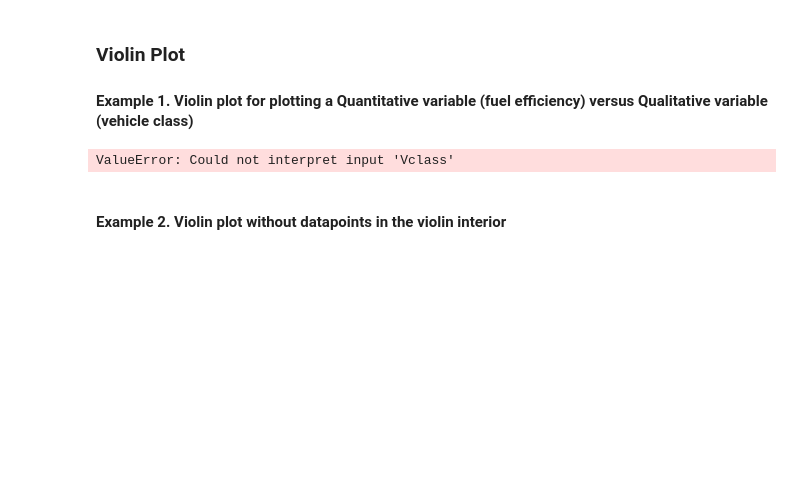
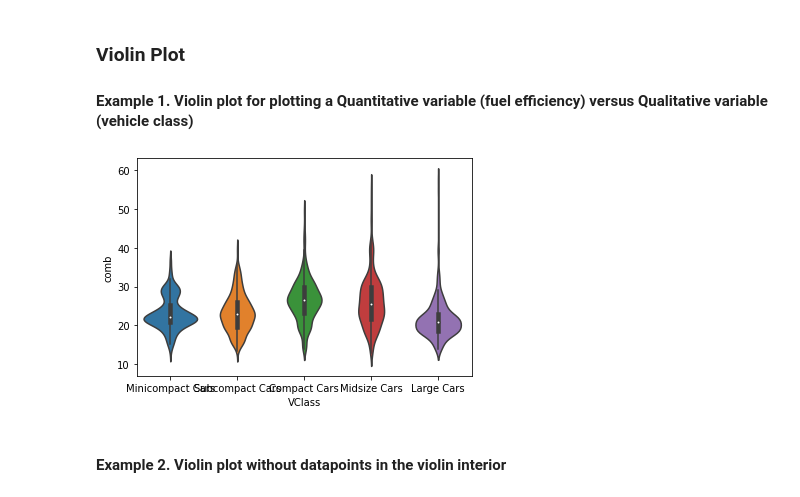
Before and after one commit to EsosaOrumwese/ALX-T-Nanodegree, a Jupyter notebook: Data Analytics/3. Data Visualization/Practice Notebook.ipynb, the cells around one changed output. Drawn from its saved outputs; the diff is of its cells as text; code cells hidden in the pictures; blank space fills up the shorter version.

```diff
--- a/Data Analytics/3. Data Visualization/Practice Notebook.ipynb
+++ b/Data Analytics/3. Data Visualization/Practice Notebook.ipynb
@@ -759,17 +759,17 @@ plt.ylabel('CO2 (g/mi)');
 # %%
 # types of sedan cars
 sedan_classes = ['Minicompact Cars', 'Subcompact Cars', 'Compact Cars', 'Midsize Cars', 'Large Cars']
 
 # returns the types of sedan_classes with the categories and orderedness
 vclasses = pd.api.types.CategoricalDtype(ordered=True, categories=sedan_classes)
 
 # use pandas.astype() to convert the "VClass" column from a plain object type
 # into an ordered categorical type
 fuel_econ['VClass'] = fuel_econ['VClass'].astype(vclasses);
 
-sns.violinplot(data=fuel_econ, x='Vclass', y='comb');
+sns.violinplot(data=fuel_econ, x='VClass', y='comb');
 # %% [output]
-ValueError: Could not interpret input 'Vclass'
+[figure, added]
 # %% [markdown]
 #### Example 2. Violin plot without datapoints in the violin interior
 # %%
```
Also changed, not shown: parts of 35 cells of this notebook.
